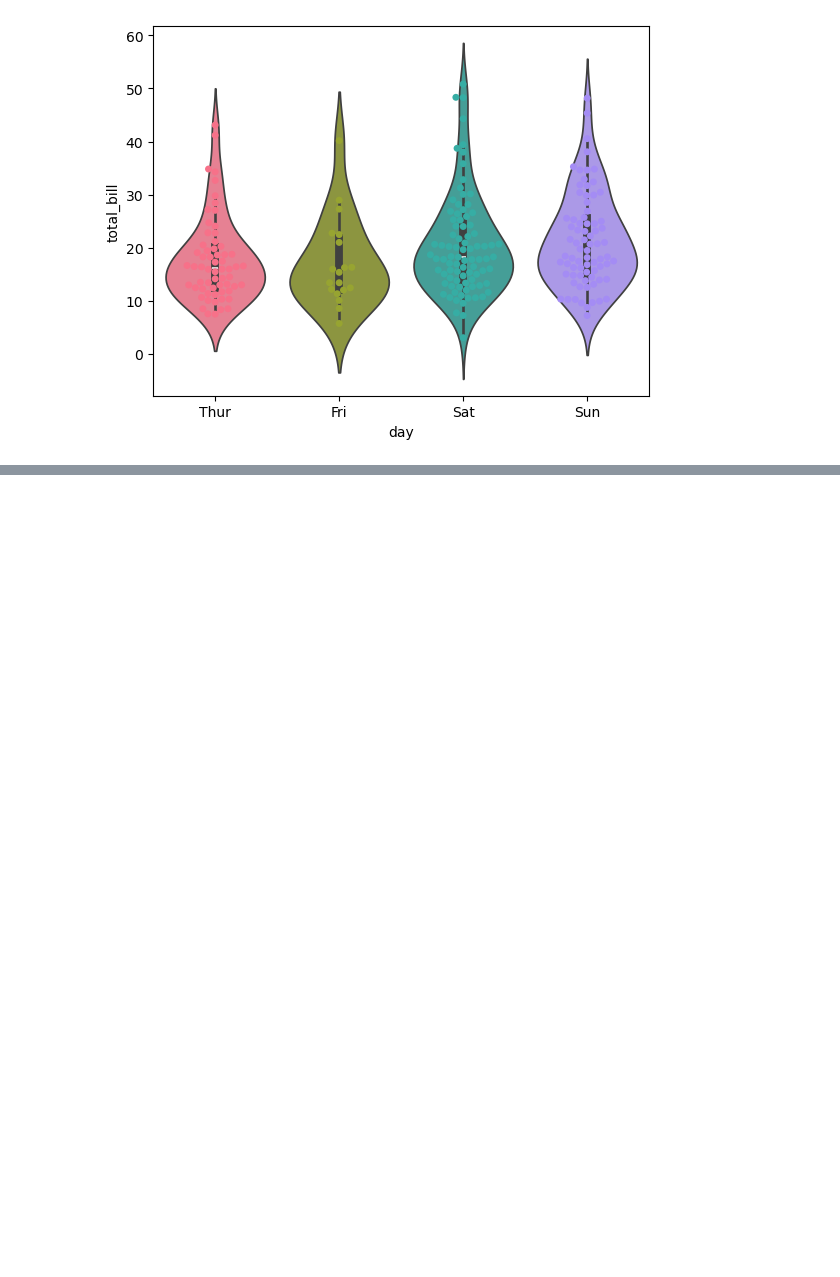
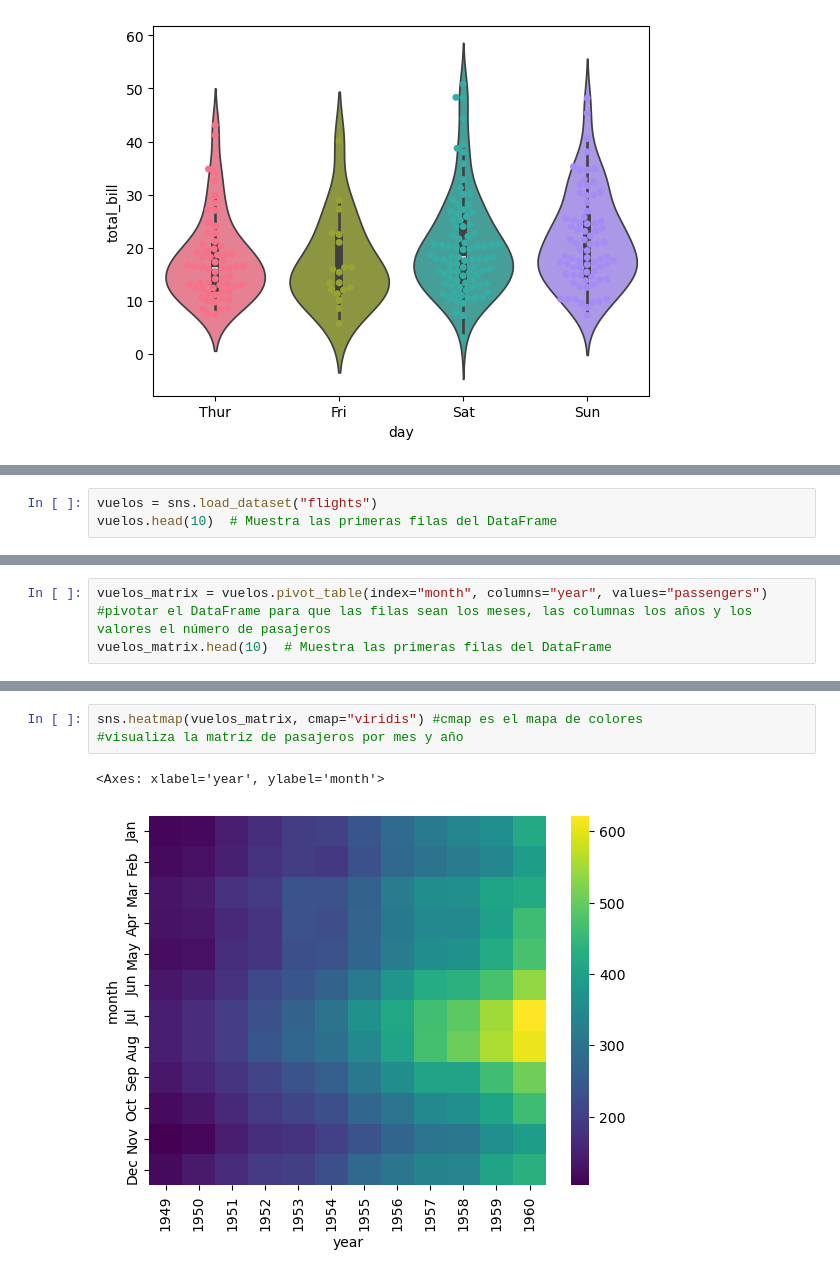
Before and after one commit to davicillo78/CURSO_IBM_SkillsBuild_machine_learning, a Jupyter notebook: seaborn.ipynb, the cells around one changed output, grey strips where cells are left out. Saved outputs shown, nothing was run; the diff lists cells and outputs as text; blank space fills up the shorter version.

```diff
--- a/seaborn.ipynb
+++ b/seaborn.ipynb
@@ -176,0 +181,3 @@ Passing `palette` without assigning `hue` is deprecated and will be removed in v
+# %%
+vuelos = sns.load_dataset("flights")
+vuelos.head(10)  # Muestra las primeras filas del DataFrame
@@ -176,0 +196,4 @@ Passing `palette` without assigning `hue` is deprecated and will be removed in v
+# %%
+vuelos_matrix = vuelos.pivot_table(index="month", columns="year", values="passengers")
+#pivotar el DataFrame para que las filas sean los meses, las columnas los años y los valores el número de pasajeros
+vuelos_matrix.head(10)  # Muestra las primeras filas del DataFrame
@@ -176,0 +213,6 @@ Passing `palette` without assigning `hue` is deprecated and will be removed in v
+# %%
+sns.heatmap(vuelos_matrix, cmap="viridis") #cmap es el mapa de colores
+#visualiza la matriz de pasajeros por mes y año
+# %% [output]
+<Axes: xlabel='year', ylabel='month'>
+[figure, added]
```
Also changed, not shown: parts of 38 cells of this notebook.
